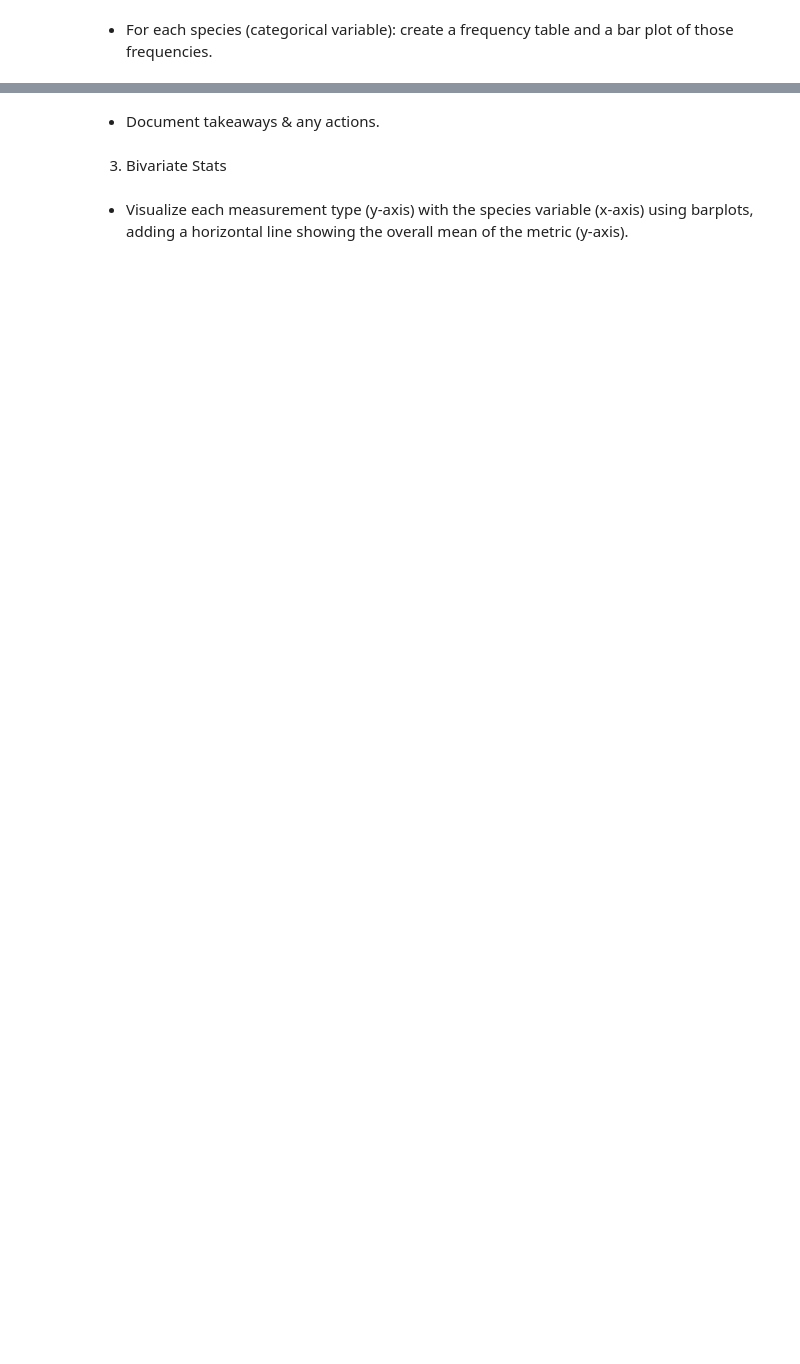
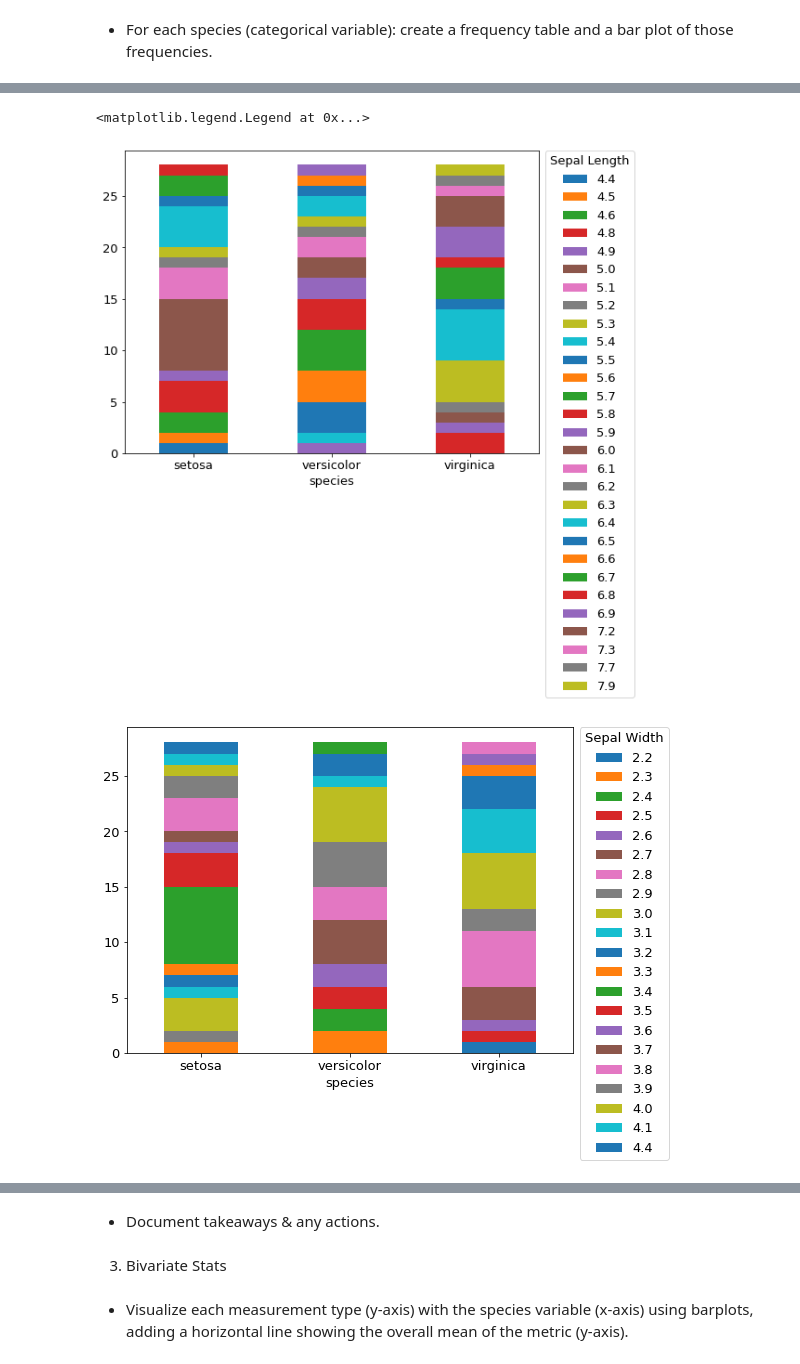
Before and after one commit to Jason-R-Turner/classification-exercises, a Jupyter notebook: classification_exercises.ipynb, the cells around one changed output, grey strips where cells are left out. Drawn from its saved outputs; the diff is of its cells as text; code cells hidden in the pictures; blank space fills up the shorter version.

```diff
--- a/classification_exercises.ipynb
+++ b/classification_exercises.ipynb
@@ -1053,0 +1097,26 @@ sns.barplot(x='species_name', y='species_id', data=iris_df)
+# %%
+sl_train = pd.crosstab(index=train['species'], columns=[train.sepal_length])
+sw_train = pd.crosstab(index=train['species'], columns=[train.sepal_width])
+pl_train = pd.crosstab(index=train['species'], columns=[train.petal_length])
+pw_train = pd.crosstab(index=train['species'], columns=[train.petal_width])
+# %%
+# Creating barplot
+sl_plot = sl_train.plot(kind="bar", stacked=True, rot=0)
+sl_plot.legend(title='Sepal Length', bbox_to_anchor=(1, 1.02),
+         loc='upper left')
+
+sw_plot = sw_train.plot(kind="bar", stacked=True, rot=0)
+sw_plot.legend(title='Sepal Width', bbox_to_anchor=(1, 1.02),
+         loc='upper left')
+
+pl_plot = pl_train.plot(kind="bar", stacked=True, rot=0)
+pl_plot.legend(title='Petal Length', bbox_to_anchor=(1, 1.02),
+         loc='upper left')
+
+pw_plot = pw_train.plot(kind="bar", stacked=True, rot=0)
+pw_plot.legend(title='Petal Width', bbox_to_anchor=(1, 1.02),
+         loc='upper left')
+# %% [output]
+<matplotlib.legend.Legend at 0x...>
+[figure, added]
+[figure, added]
```
Also changed, not shown: parts of 36 cells of this notebook, 1 other file.
